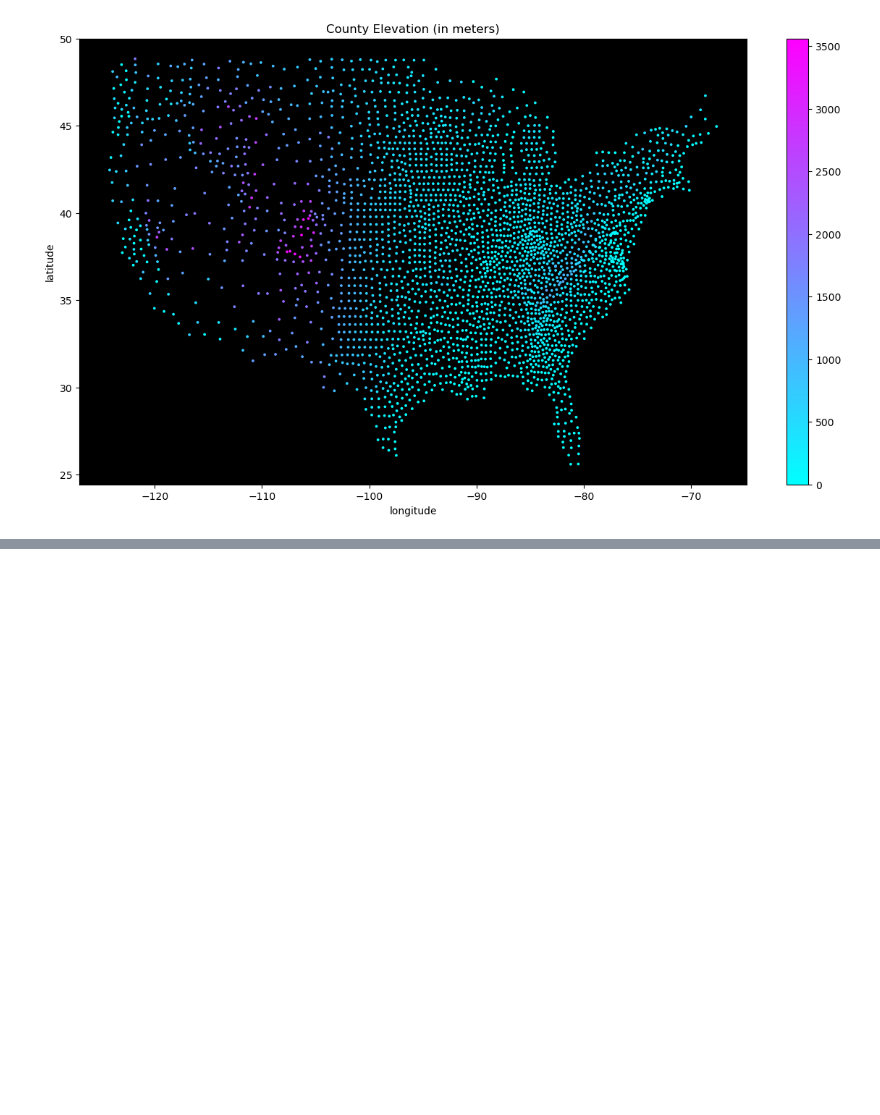
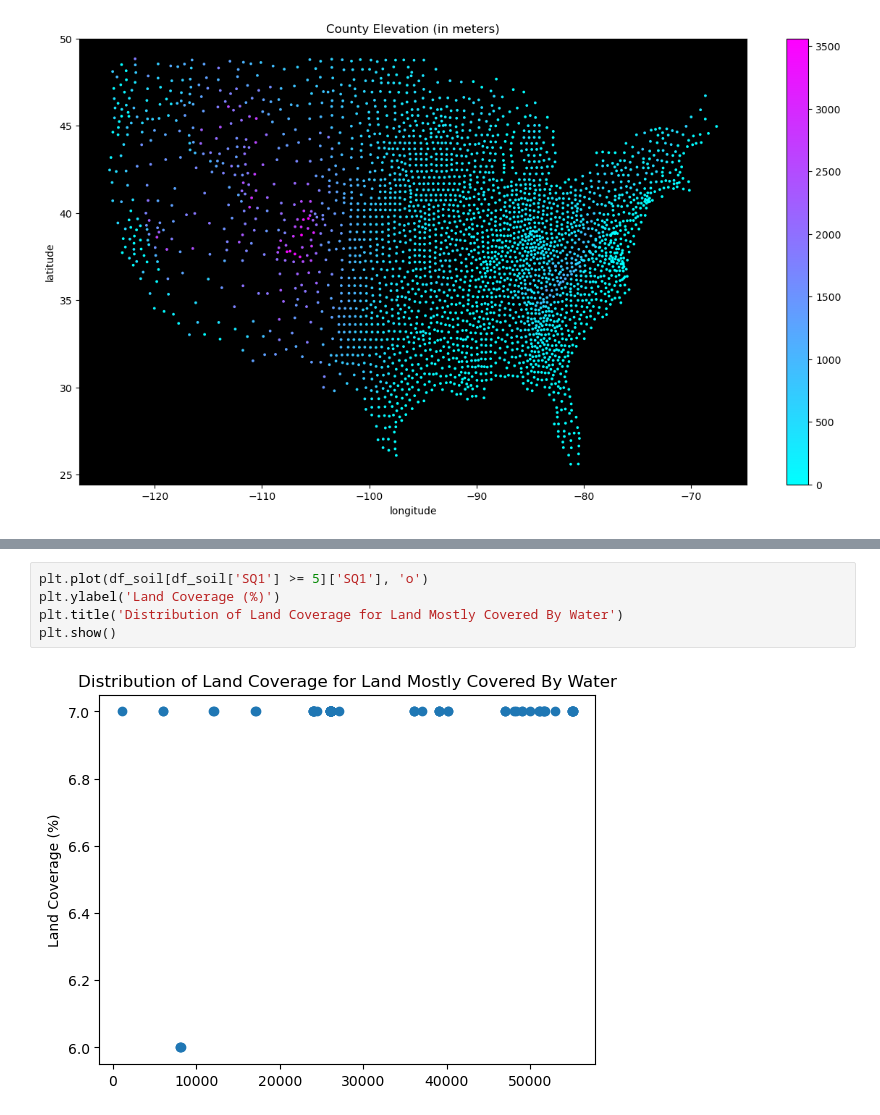
Before and after one commit to friedrichsittner/portfolio_project, a Jupyter notebook: notebooks/soil_exploration.ipynb, the cells around one changed output, grey strips where cells are left out. Saved outputs shown, nothing was run; the diff lists cells and outputs as text; blank space fills up the shorter version.

```diff
--- a/notebooks/soil_exploration.ipynb
+++ b/notebooks/soil_exploration.ipynb
@@ -166,0 +174,7 @@ plt.show()
+# %%
+plt.plot(df_soil[df_soil['SQ1'] >= 5]['SQ1'], 'o')
+plt.ylabel('Land Coverage (%)')
+plt.title('Distribution of Land Coverage for Land Mostly Covered By Water')
+plt.show()
+# %% [output]
+[figure, added]
```
Also changed, not shown: parts of 18 cells of this notebook, 2 other files.
